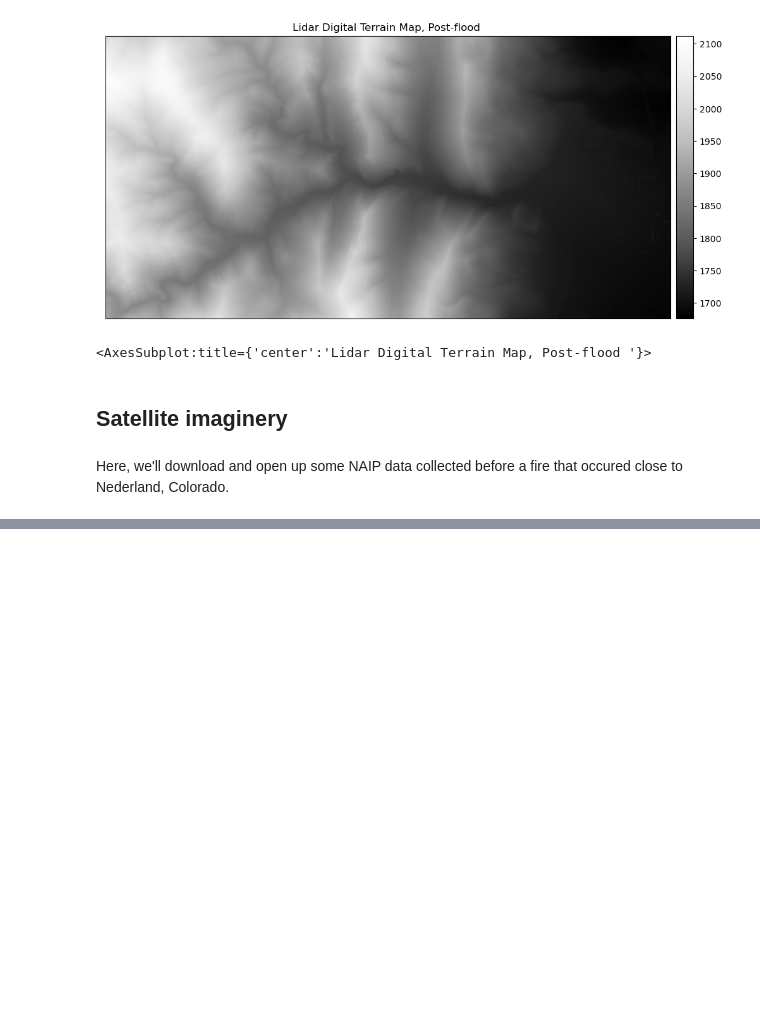
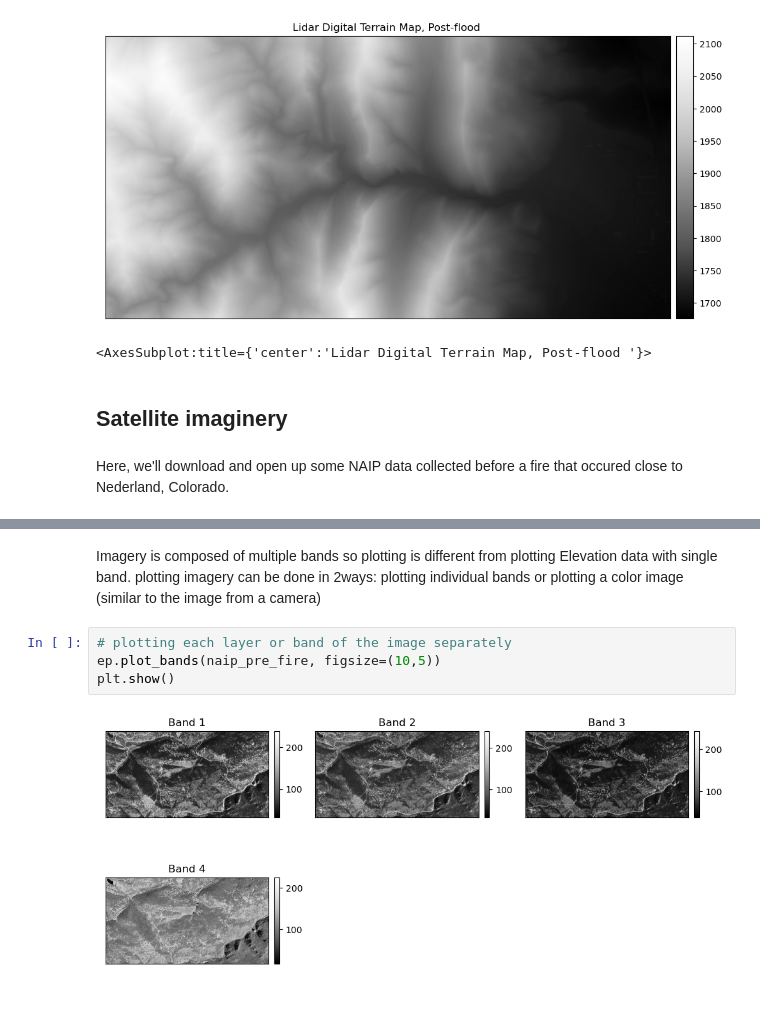
Before and after one commit to I-Sobe/UC_earth_data_science_course, a Jupyter notebook: raster data for eds.ipynb, the cells around one changed output, grey strips where cells are left out. Drawn from its saved outputs; the diff is of its cells as text; blank space fills up the shorter version.

Commit message:
Feat:Plotting Satellite imagery data

```diff
--- a/raster data for eds.ipynb
+++ b/raster data for eds.ipynb
@@ -182,0 +203,9 @@ naip_pre_fire
+# %% [markdown]
+Imagery is composed of multiple bands so plotting is different from plotting Elevation data with single band.
+plotting imagery can be done in 2ways: plotting individual bands or plotting a color image (similar to the image from a camera)
+# %%
+# plotting each layer or band of the image separately
+ep.plot_bands(naip_pre_fire, figsize=(10,5))
+plt.show()
+# %% [output]
+[figure, added]
```
Also changed, not shown: parts of 8 cells of this notebook.
